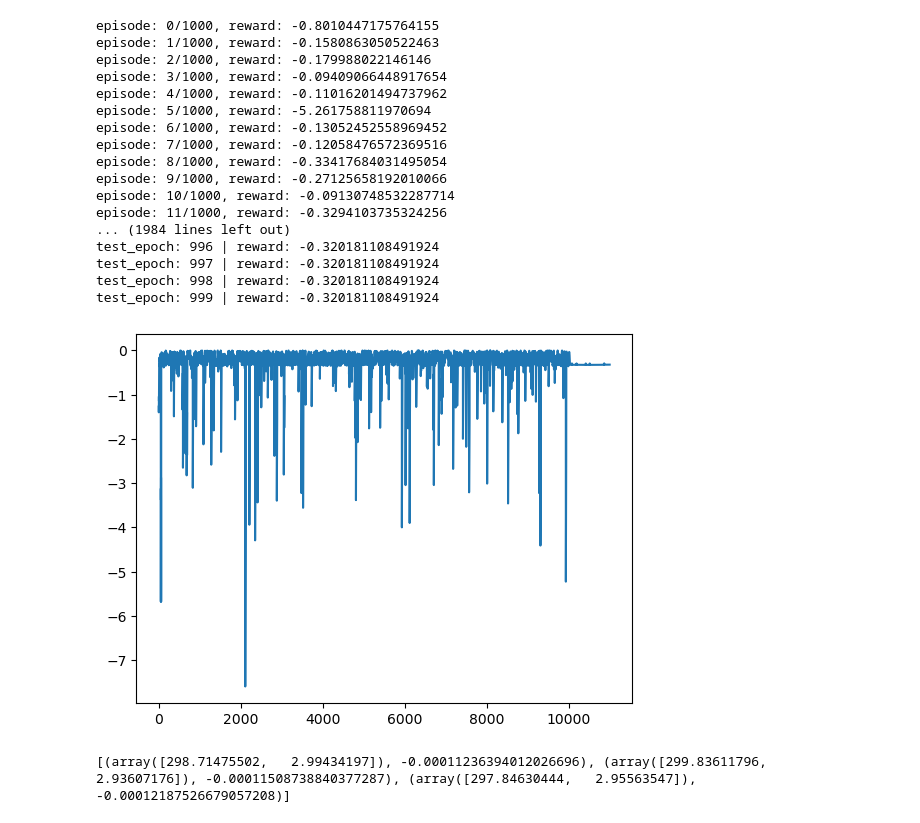
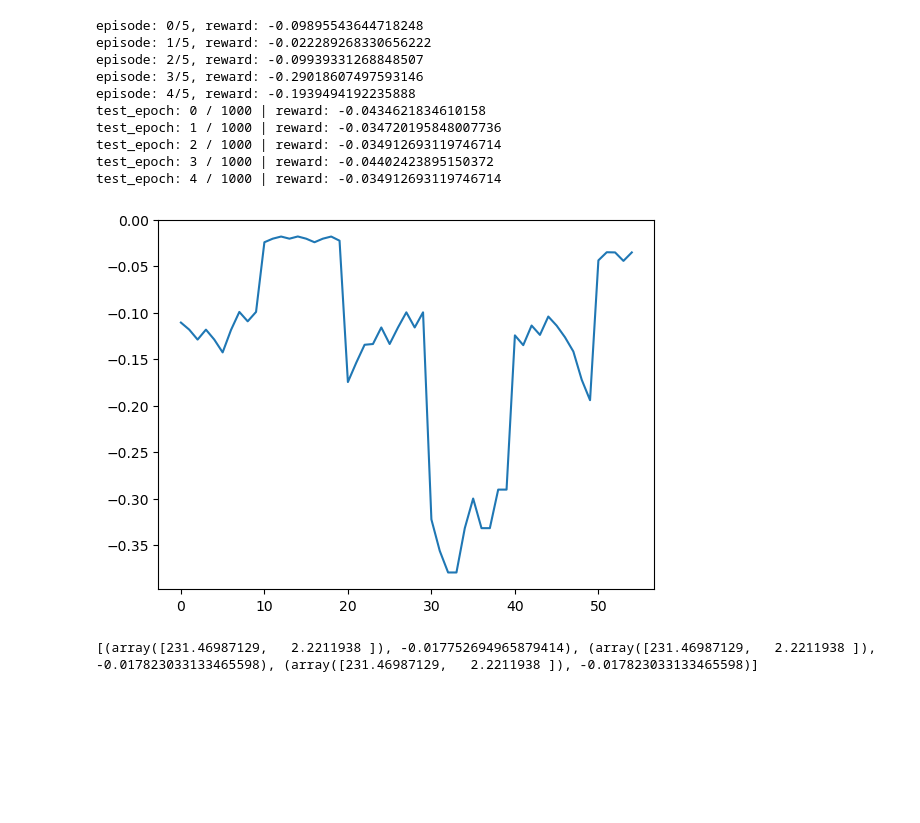
Before and after one commit to Filszcz/RL_LPBF, a Jupyter notebook: DEEnthalpy_torch.ipynb, the cells around one changed output. Cells and saved outputs as stored; diff of their text form; code cells hidden in the pictures; blank space fills up the shorter version.

```diff
--- a/DEEnthalpy_torch.ipynb
+++ b/DEEnthalpy_torch.ipynb
@@ -23,7 +23,7 @@ import tqdm as tqdm
 import random
 
 class DQNAgent:
-    def __init__(self, state_size, action_size, gamma=0.95, epsilon=1.0, epsilon_min=0.01, epsilon_decay=0.995, learning_rate=0.0001, batch_size=32, model_name="model_0"):
+    def __init__(self, state_size, action_size, gamma=0.95, epsilon=0.5, epsilon_min=0.01, epsilon_decay=0.995, learning_rate=0.0001, batch_size=32, model_name="model_0"):
         self.state_size = state_size
         self.action_size = action_size
         self.memory = []
@@ -102,7 +102,7 @@ class DQNAgent:
         H = DQNAgent.H_star(power, scan_speed)
         return (-((H * 0.3*0.9*100)-130)**2 - 1000*((scan_speed - 3)**2))/36000
 
-    def train(self, episodes=1000):
+    def train(self, episodes=5):
         for e in range(episodes):
             state = np.random.rand(2)
             state[0] = state[0] * 350 + 50  # Scale power to 50-400 range
@@ -121,7 +121,10 @@ class DQNAgent:
                 elif action == 3:  # increase scan speed
                     next_state[1] = min(3, next_state[1] + 0.1)
 
-                reward = self.reward(next_state[0], next_state[1])
+                if next_state[0] < 50 or next_state[1] < 0.2:
+                    reward = -1
+                else:
+                    reward = self.reward(next_state[0], next_state[1])
                 done = False
                 self.remember(state, action, reward, next_state, done)
                 state = next_state
@@ -134,7 +137,7 @@ class DQNAgent:
         state = np.random.rand(2)
         state[0] = state[0] * 350 + 50  # Scale power to 50-400 range
         state[1] = state[1] * 2.8 + 0.2  # Scale scan speed to 0.2-3 range
-        for time in range(1000):
+        for time in range(5):
             action = self.act(state)
             next_state = state.copy()
             if action == 0:  # lower power
@@ -145,59 +148,57 @@ class DQNAgent:
                 next_state[1] = max(0.2, next_state[1] - 0.1)
             elif action == 3:  # increase scan speed
                 next_state[1] = min(3, next_state[1] + 0.1)
-            reward = self.reward(next_state[0], next_state[1])
+
+            if next_state[0] < 50 or next_state[1] < 0.2:
+                reward = -1
+            else:
+                reward = self.reward(next_state[0], next_state[1])
+
             done = False
             self.remember(state, action, reward, next_state, done)
             state = next_state
             self.replay()
             print(f"test_epoch: {time} / 1000 | reward: {reward}")
 
     def plot_rewards(self):
         rewards = []
         for state, action, reward, next_state, done in self.memory:
             rewards.append(reward)
         plt.plot(rewards)
         plt.show()
 
     def optimal_values(self):
         # print the 3 most optimal values of power and scan speed
         optimal_values = []
         for state, action, reward, next_state, done in self.memory:
             optimal_values.append((state, reward))
         optimal_values = sorted(optimal_values, key=lambda x: x[1], reverse=True)
         return optimal_values[:3]
 
 
 
 power = np.linspace(50, 400, 100)
 scan_speed = np.linspace(0.2, 3, 100)
 
 name = "model_0"
 agent = DQNAgent(2, 4, model_name=name)
 agent.train()
 agent.test()
 agent.plot_rewards()
 print(agent.optimal_values())
 # %% [output]
-episode: 0/1000, reward: -0.8010447175764155
-episode: 1/1000, reward: -0.1580863050522463
-episode: 2/1000, reward: -0.179988022146146
-episode: 3/1000, reward: -0.09409066448917654
-episode: 4/1000, reward: -0.11016201494737962
-episode: 5/1000, reward: -5.261758811970694
-episode: 6/1000, reward: -0.13052452558969452
-episode: 7/1000, reward: -0.12058476572369516
-episode: 8/1000, reward: -0.33417684031495054
-episode: 9/1000, reward: -0.27125658192010066
-episode: 10/1000, reward: -0.09130748532287714
-episode: 11/1000, reward: -0.3294103735324256
-... (1984 lines left out)
-test_epoch: 996 | reward: -0.320181108491924
-test_epoch: 997 | reward: -0.320181108491924
-test_epoch: 998 | reward: -0.320181108491924
-test_epoch: 999 | reward: -0.320181108491924
+episode: 0/5, reward: -0.09895543644718248
+episode: 1/5, reward: -0.022289268330656222
+episode: 2/5, reward: -0.09939331268848507
+episode: 3/5, reward: -0.29018607497593146
+episode: 4/5, reward: -0.1939494192235888
+test_epoch: 0 / 1000 | reward: -0.0434621834610158
+test_epoch: 1 / 1000 | reward: -0.034720195848007736
+test_epoch: 2 / 1000 | reward: -0.034912693119746714
+test_epoch: 3 / 1000 | reward: -0.04402423895150372
+test_epoch: 4 / 1000 | reward: -0.034912693119746714
-[figure, old version]
+[figure, new version]
-[(array([298.71475502,   2.99434197]), -0.00011236394012026696), (array([299.83611796,   2.93607176]), -0.00011508738840377287), (array([297.84630444,   2.95563547]), -0.00012187526679057208)]
+[(array([231.46987129,   2.2211938 ]), -0.017752694965879414), (array([231.46987129,   2.2211938 ]), -0.017823033133465598), (array([231.46987129,   2.2211938 ]), -0.017823033133465598)]
 # %%
 # power = np.linspace(50, 400, 100)
 # scan_speed = np.linspace(0.2, 3, 100)
```
Also changed, not shown: 1 other file.
